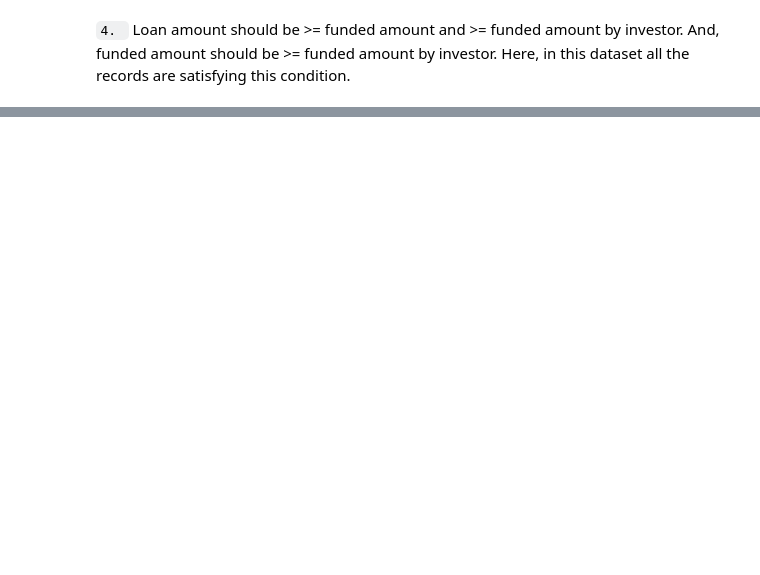
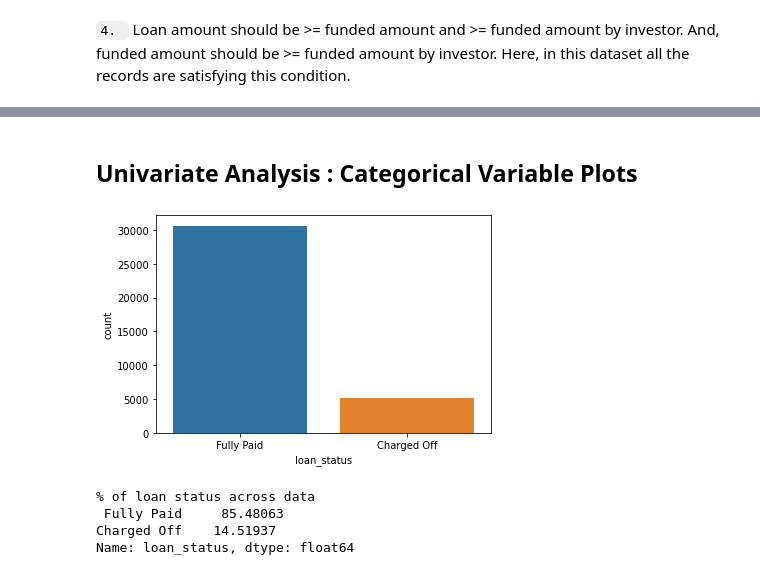
Before and after one commit to charankumarhs/LendingClubCaseStudy, a Jupyter notebook: Charan_Hulmani.ipynb, the cells around one changed output, grey strips where cells are left out. Drawn from its saved outputs; the diff is of its cells as text; code cells hidden in the pictures; blank space fills up the shorter version.

Commit message:
further analysis

```diff
--- a/Charan_Hulmani.ipynb
+++ b/Charan_Hulmani.ipynb
@@ -380,0 +393,15 @@ df_lending_club.to_excel("/Users/charanhulmani/Desktop/UpGrad/MSc-IITB & LJMU/Ca
+# %% [markdown]
+## Univariate Analysis : Categorical Variable Plots
+# %%
+# checking up different loan status counts in data
+
+sns.countplot(x='loan_status',data=df_lending_club)
+plt.show()
+
+print("% of loan status across data \n", df_lending_club['loan_status'].value_counts(normalize=True)*100)
+# %% [output]
+[figure, added]
+% of loan status across data
+ Fully Paid     85.48063
+Charged Off    14.51937
+Name: loan_status, dtype: float64
```
Also changed, not shown: parts of 34 cells of this notebook.
